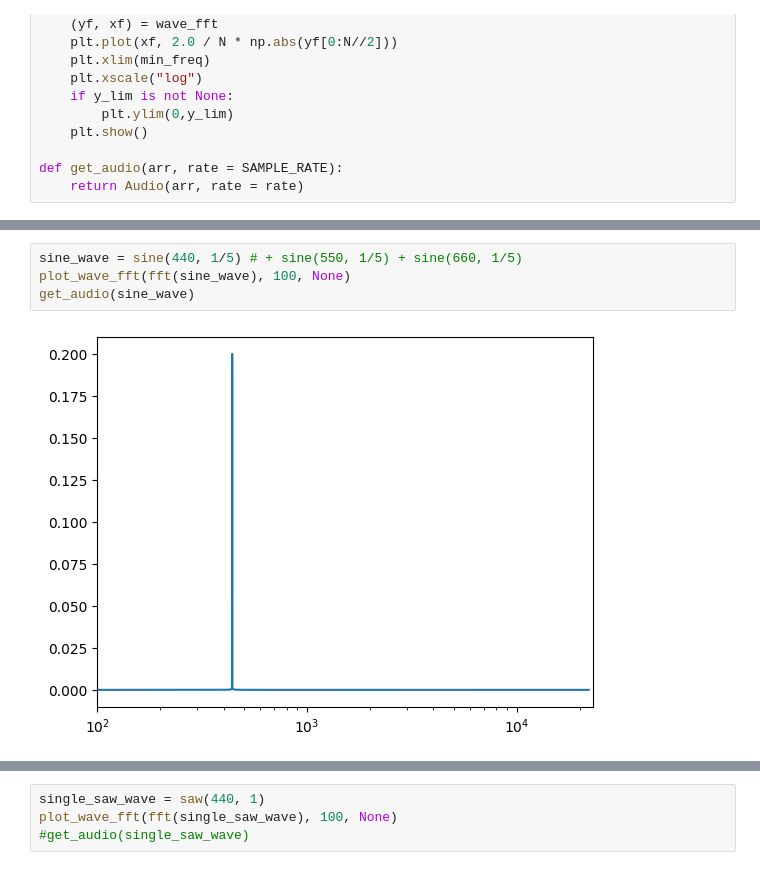
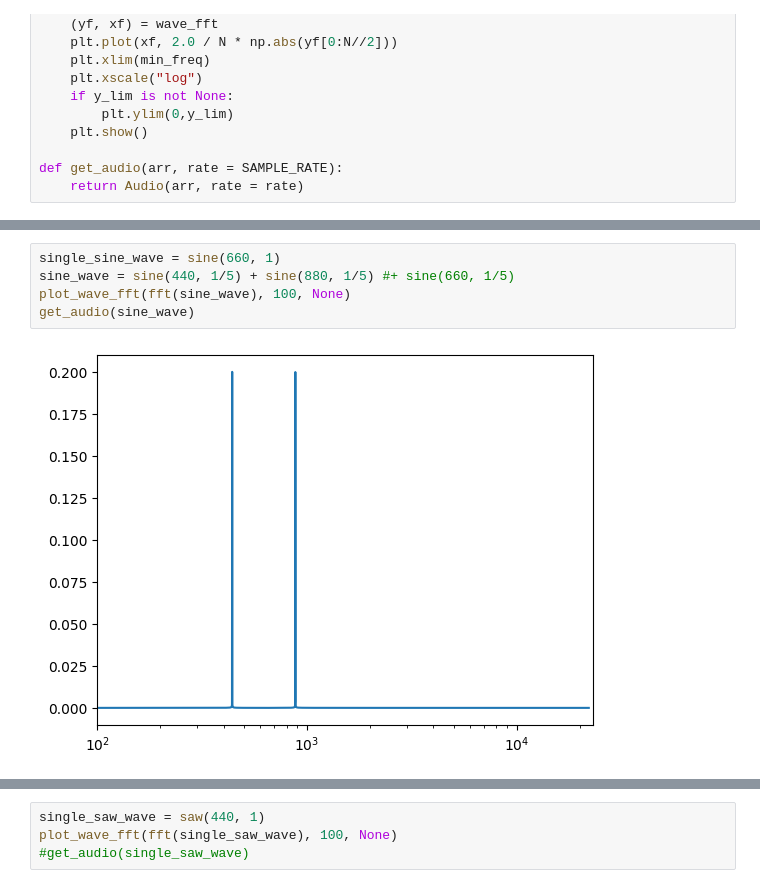
Before and after one commit to Purdue-Artificial-Intelligence-in-Music/Companion-code, a Jupyter notebook: frequency_processing/Deconv.ipynb, the cells around one changed output, grey strips where cells are left out. Saved outputs shown, nothing was run; the diff lists cells and outputs as text.

```diff
--- a/frequency_processing/Deconv.ipynb
+++ b/frequency_processing/Deconv.ipynb
@@ -63,10 +63,11 @@ get_audio(saw_wave)
 [interactive output not drawn]
 # %%
-sine_wave = sine(440, 1/5) # + sine(550, 1/5) + sine(660, 1/5)
+single_sine_wave = sine(660, 1)
+sine_wave = sine(440, 1/5) + sine(880, 1/5) #+ sine(660, 1/5)
 plot_wave_fft(fft(sine_wave), 100, None)
 get_audio(sine_wave)
 # %% [output]
-[figure, old version]
+[figure, new version]
 [interactive output not drawn]
 # %%
 single_saw_wave = saw(440, 1)
```
Also changed, not shown: parts of 3 cells of this notebook.
